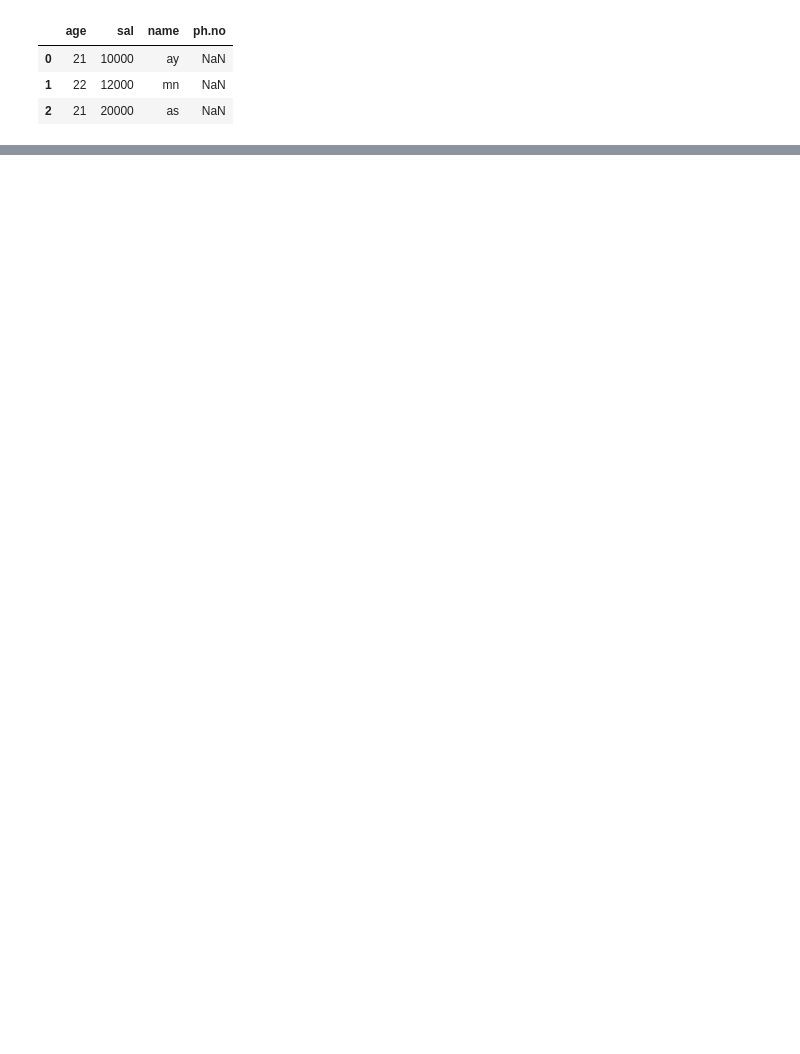
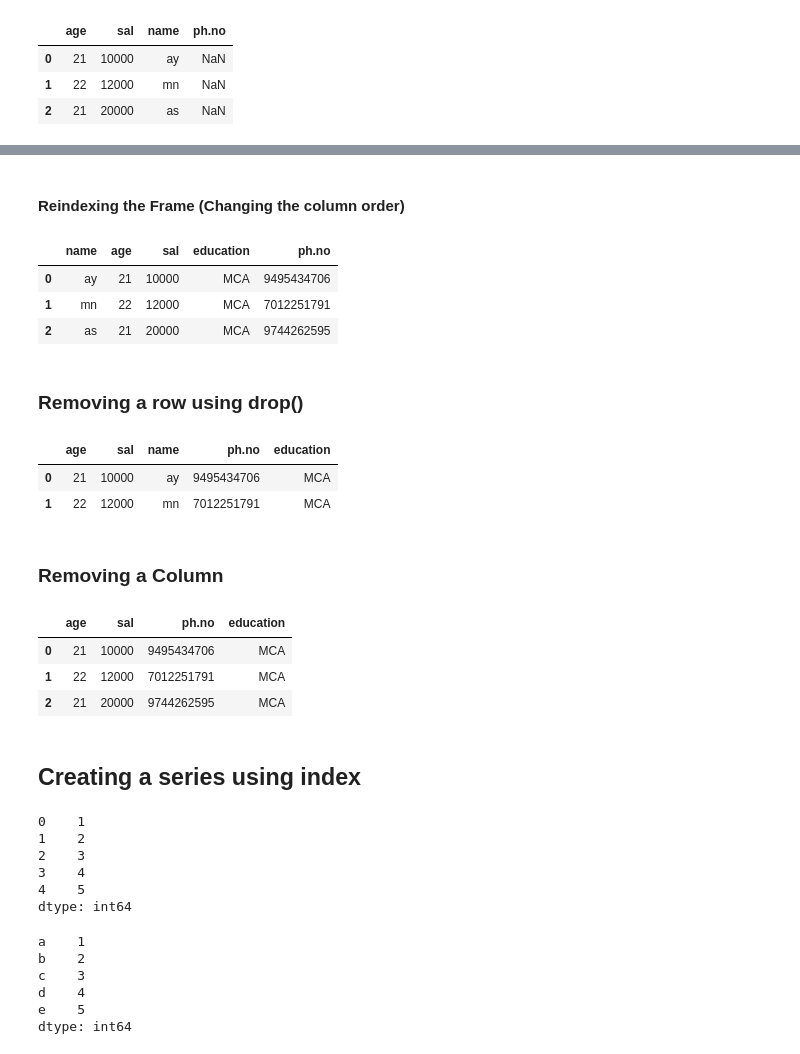
Before and after one commit to krishnanandmca/DSML, a Jupyter notebook: day1.ipynb, the cells around one changed output, grey strips where cells are left out. Saved outputs shown, nothing was run; the diff lists cells and outputs as text; code cells hidden in the pictures; blank space fills up the shorter version.

```diff
--- a/day1.ipynb
+++ b/day1.ipynb
@@ -143,0 +175,11 @@ addCol
+# %% [markdown]
+#### Reindexing the Frame (Changing the column order)
+# %%
+addCol.reindex(columns=['name','age','sal','education','ph.no'])
+# %% [output]
+|  | name | age | sal | education | ph.no |
+| 0 | ay | 21 | 10000 | MCA | 9495434706 |
+| 1 | mn | 22 | 12000 | MCA | 7012251791 |
+| 2 | as | 21 | 20000 | MCA | 9744262595 |
+# %% [markdown]
+### Removing a row using drop()
@@ -143,0 +188,8 @@ addCol
+# %%
+newCol
+# %% [output]
+|  | age | sal | name | ph.no | education |
+| 0 | 21 | 10000 | ay | 9495434706 | MCA |
+| 1 | 22 | 12000 | mn | 7012251791 | MCA |
+# %% [markdown]
+### Removing a Column
@@ -143,0 +198,9 @@ addCol
+# %%
+delCol
+# %% [output]
+|  | age | sal | ph.no | education |
+| 0 | 21 | 10000 | 9495434706 | MCA |
+| 1 | 22 | 12000 | 7012251791 | MCA |
+| 2 | 21 | 20000 | 9744262595 | MCA |
+# %% [markdown]
+## Creating a series using index
@@ -143,0 +209,9 @@ addCol
+# %%
+obj
+# %% [output]
+0    1
+1    2
+2    3
+3    4
+4    5
+dtype: int64
@@ -143,0 +220,9 @@ addCol
+# %%
+obj
+# %% [output]
+a    1
+b    2
+c    3
+d    4
+e    5
+dtype: int64
```
Also changed, not shown: parts of 41 cells of this notebook.
